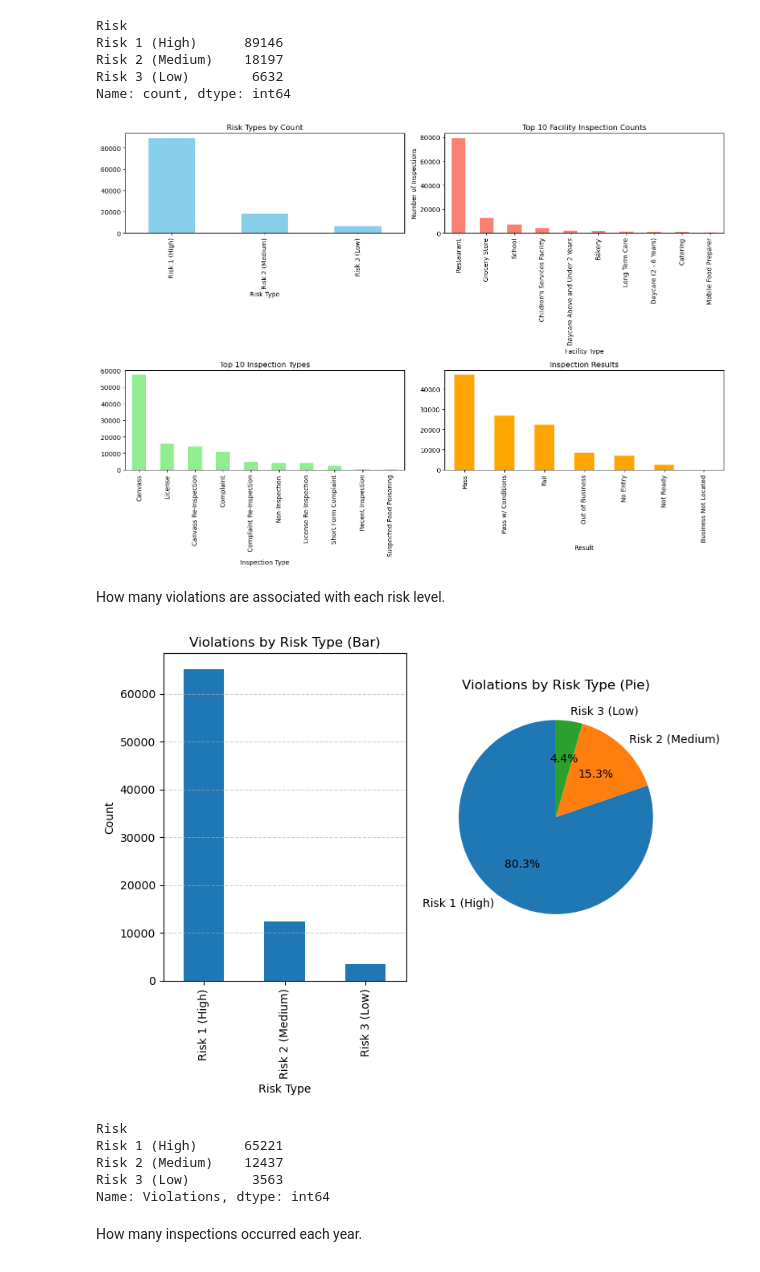
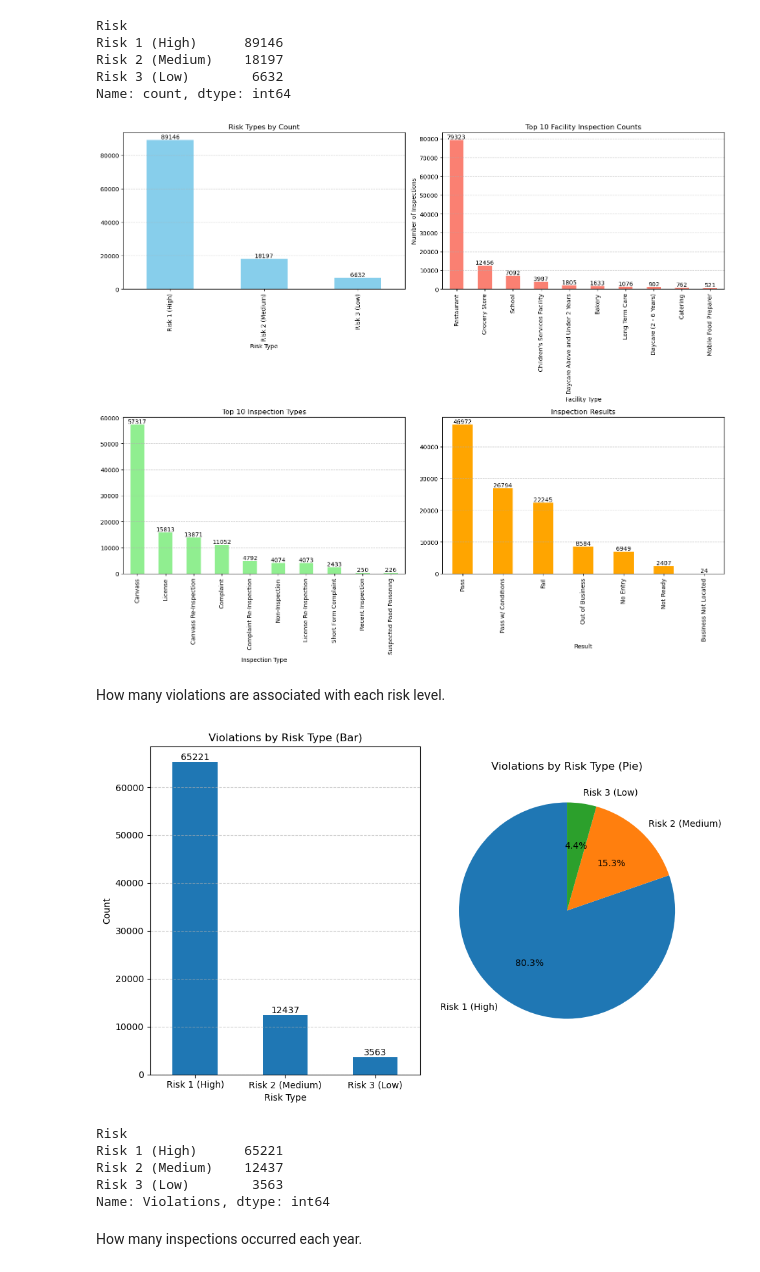
Before and after one commit to suhail-ak/data_science_py, a Jupyter notebook: DataScience_Project.ipynb, the cells around one changed output. Saved outputs shown, nothing was run; the diff lists cells and outputs as text; code cells hidden in the pictures.

Commit message:
visuallization touch up

```diff
--- a/DataScience_Project.ipynb
+++ b/DataScience_Project.ipynb
@@ -110,42 +110,52 @@ Facility_Type_value_counts = dataset['Facility_Type'].value_counts()[:10]
 Inspection_Type_value_counts = dataset['Inspection_Type'].value_counts()[:10]
 Result_value_counts = dataset['Results'].value_counts()
 
-fig, axs = plt.subplots(2, 2, figsize=(14, 10))
+fig, axs = plt.subplots(2, 2, figsize=(15, 13))
 
 # Plot Risk value counts
 Risk_value_counts.plot(kind='bar', ax=axs[0, 0], color='skyblue')
 axs[0, 0].set_title('Risk Types by Count')
 axs[0, 0].set_xlabel('Risk Type')
 axs[0, 0].set_ylabel('')
+axs[0, 0].grid(axis='y', linestyle='--', alpha=0.6)
 
 # Plot Facility Type value counts
 Facility_Type_value_counts[:10].plot(kind='bar', ax=axs[0, 1], color='salmon')
 axs[0, 1].set_title('Top 10 Facility Inspection Counts')
 axs[0, 1].set_xlabel('Facility Type')
 axs[0, 1].set_ylabel('Number of Inspections')
+axs[0, 1].grid(axis='y', linestyle='--', alpha=0.6)
 
 # Plot Inspection Type value counts
 Inspection_Type_value_counts.plot(kind='bar', ax=axs[1, 0], color='lightgreen')
 axs[1, 0].set_title('Top 10 Inspection Types')
 axs[1, 0].set_xlabel('Inspection Type')
 axs[1, 0].set_ylabel('')
+axs[1, 0].grid(axis='y', linestyle='--', alpha=0.6)
 
 # Plot Result value counts
 Result_value_counts.plot(kind='bar', ax=axs[1, 1], color='orange')
-axs[1, 1].set_title('Inspection Results')
+axs[1, 1].set_title('Inspection Results' )
 axs[1, 1].set_xlabel('Result')
 axs[1, 1].set_ylabel('')
+axs[1, 1].grid(axis='y', linestyle='--', alpha=0.6)
+
+for ax in axs.flat:
+    for container in ax.containers:
+        ax.bar_label(container, label_type='edge', fontsize=10)
+        ax.set_xticklabels(ax.get_xticklabels(), rotation=90
+        )
 
 plt.tight_layout()
 plt.show()
 # %% [output]
-[figure, old version]
+[figure, new version]
 # %% [markdown]
 How many violations are associated with each risk level.
 # %%
 violations_by_risk = dataset.groupby('Risk')['Violations'].count()
 
-fig, axs = plt.subplots(1, 2, figsize=(8, 6))
+fig, axs = plt.subplots(1, 2, figsize=(10, 6))
 
 # Plot Risk value counts as bar chart
 violations_by_risk.plot(kind='bar', ax=axs[0])
@@ -159,12 +169,17 @@ violations_by_risk.plot(kind='pie', ax=axs[1], autopct='%1.1f%%', startangle=90)
 axs[1].set_title('Violations by Risk Type (Pie)')
 axs[1].set_ylabel('')
 
+for ax in axs.flat:
+    for container in ax.containers:
+        ax.bar_label(container, label_type='edge', fontsize=10)
+        ax.set_xticklabels(ax.get_xticklabels(), rotation=0)
+
 plt.tight_layout()
 plt.show()
 
 violations_by_risk
 # %% [output]
-[figure, old version]
+[figure, new version]
 Risk
 Risk 1 (High)      65221
 Risk 2 (Medium)    12437
```
Also changed, not shown: parts of 3 cells of this notebook, 1 other file.
